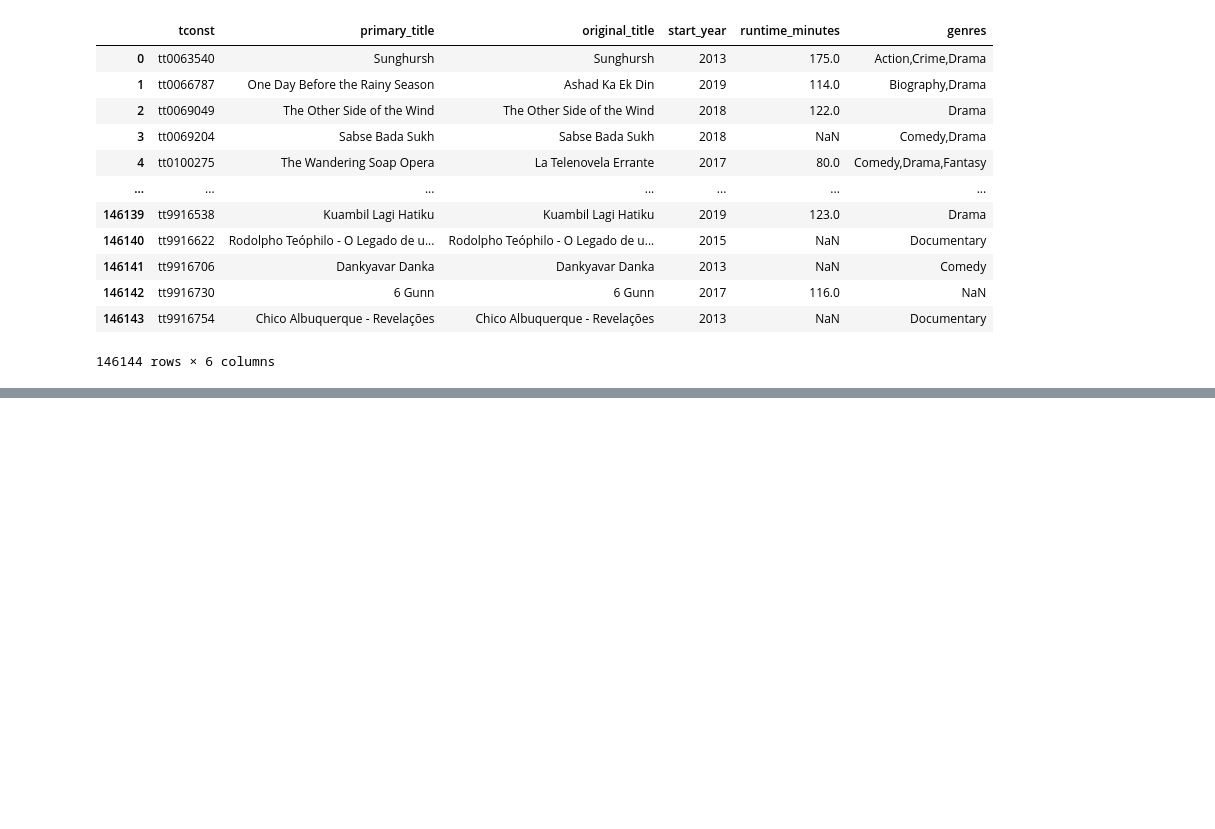
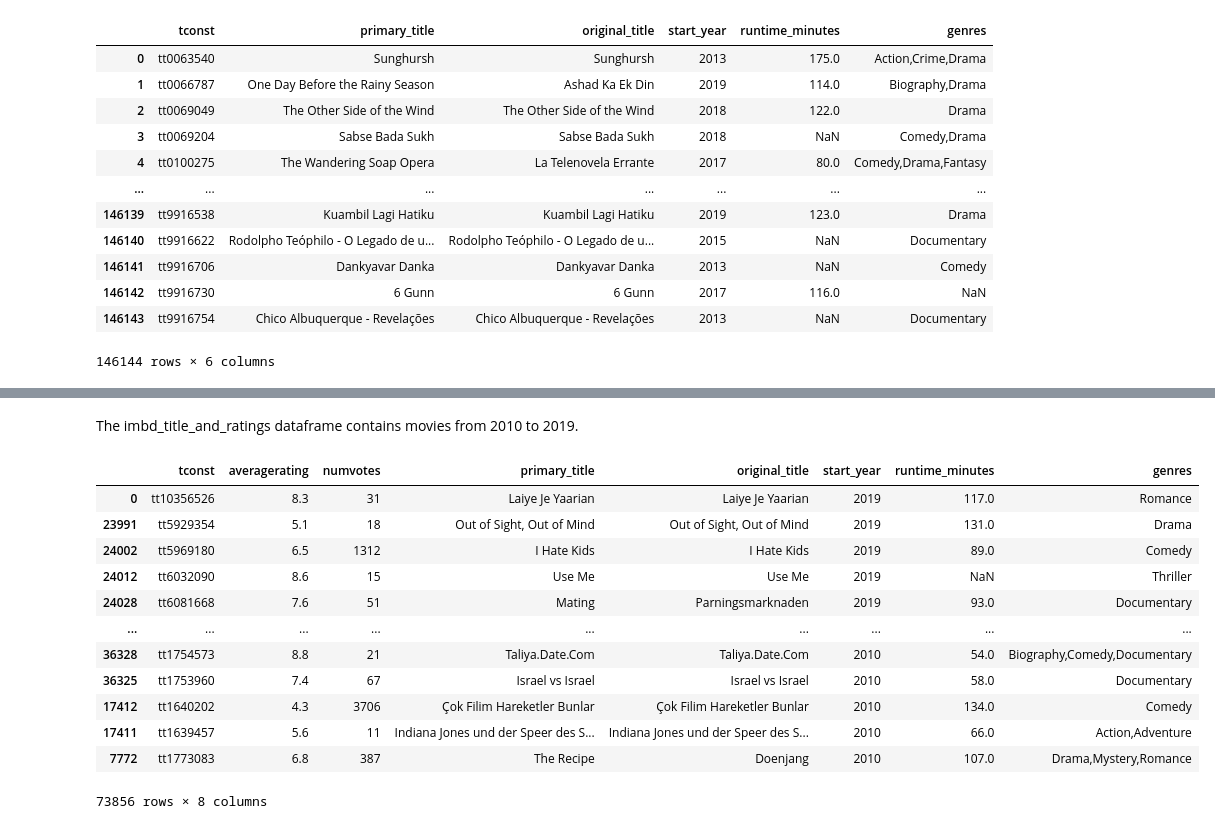
Before and after one commit to AidanStack/Movie_Data_Analysis_Project, a Jupyter notebook: emine.ipynb, the cells around one changed output, grey strips where cells are left out. Cells and saved outputs as stored; diff of their text form; code cells hidden in the pictures; blank space fills up the shorter version.

```diff
--- a/emine.ipynb
+++ b/emine.ipynb
@@ -42,0 +80,18 @@ imdb_title_basics
+# %% [markdown]
+The imbd_title_and_ratings dataframe contains movies from 2010 to 2019.
+# %%
+imbd_title_and_ratings.sort_values(by='start_year', ascending=False)
+# %% [output]
+|  | tconst | averagerating | numvotes | primary_title | original_title | start_year | runtime_minutes | genres |
+| 0 | tt10356526 | 8.3 | 31 | Laiye Je Yaarian | Laiye Je Yaarian | 2019 | 117.0 | Romance |
+| 23991 | tt5929354 | 5.1 | 18 | Out of Sight, Out of Mind | Out of Sight, Out of Mind | 2019 | 131.0 | Drama |
+| 24002 | tt5969180 | 6.5 | 1312 | I Hate Kids | I Hate Kids | 2019 | 89.0 | Comedy |
+| 24012 | tt6032090 | 8.6 | 15 | Use Me | Use Me | 2019 | NaN | Thriller |
+| 24028 | tt6081668 | 7.6 | 51 | Mating | Parningsmarknaden | 2019 | 93.0 | Documentary |
+| ... | ... | ... | ... | ... | ... | ... | ... | ... |
+| 36328 | tt1754573 | 8.8 | 21 | Taliya.Date.Com | Taliya.Date.Com | 2010 | 54.0 | Biography,Comedy,Documentary |
+| 36325 | tt1753960 | 7.4 | 67 | Israel vs Israel | Israel vs Israel | 2010 | 58.0 | Documentary |
+| 17412 | tt1640202 | 4.3 | 3706 | Çok Filim Hareketler Bunlar | Çok Filim Hareketler Bunlar | 2010 | 134.0 | Comedy |
+| 17411 | tt1639457 | 5.6 | 11 | Indiana Jones und der Speer des S... | Indiana Jones und der Speer des S... | 2010 | 66.0 | Action,Adventure |
+| 7772 | tt1773083 | 6.8 | 387 | The Recipe | Doenjang | 2010 | 107.0 | Drama,Mystery,Romance |
+73856 rows × 8 columns
```
Also changed, not shown: parts of 29 cells of this notebook.
